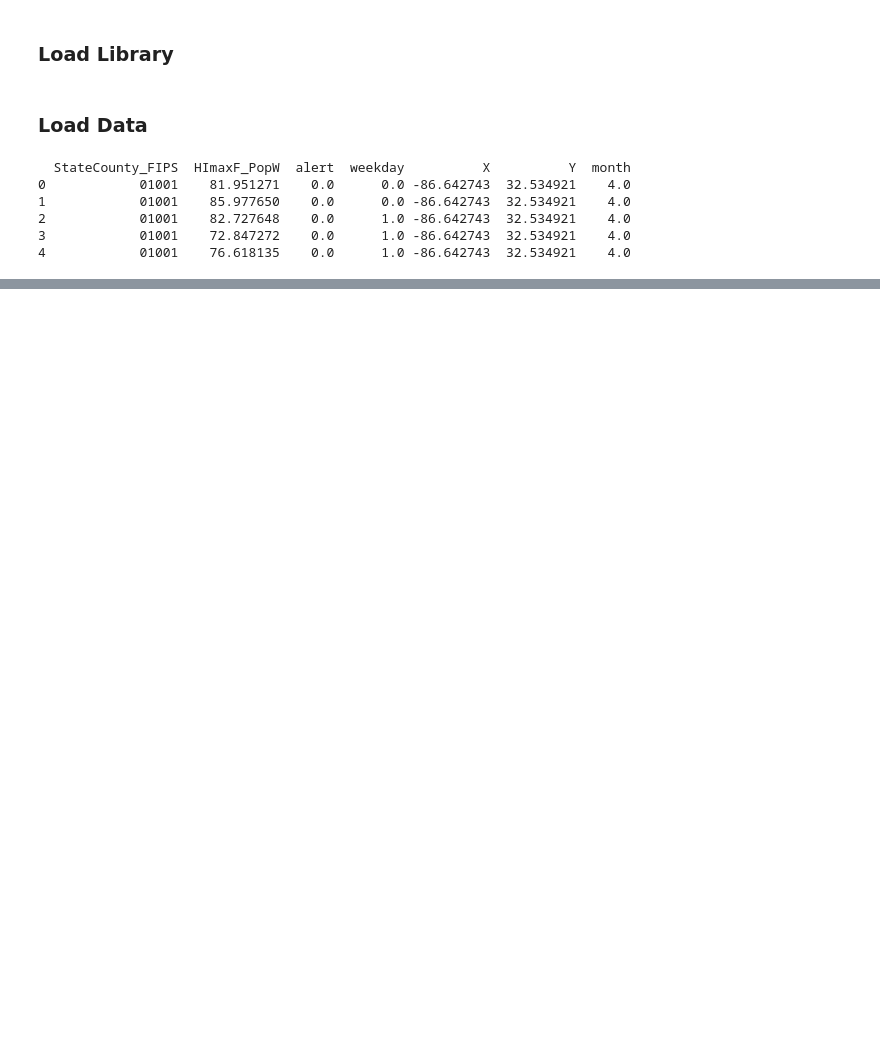
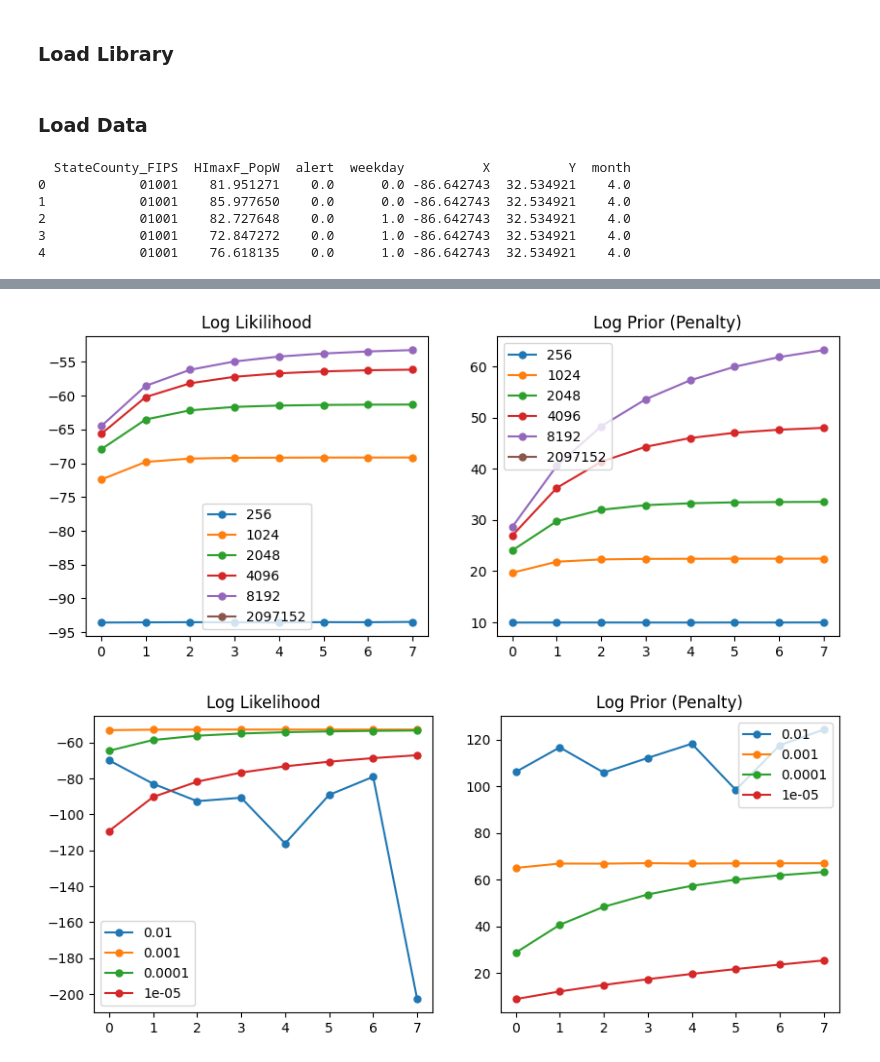
Before and after one commit to Lyric98/probML6701, a Jupyter notebook: hw1/hw1.ipynb, the cells around one changed output, grey strips where cells are left out. Drawn from its saved outputs; the diff is of its cells as text; code cells hidden in the pictures; blank space fills up the shorter version.

```diff
--- a/hw1/hw1.ipynb
+++ b/hw1/hw1.ipynb
@@ -281,0 +302,41 @@ for prior in tqdm([.1, .2, .5, 1., 2., 5.]):
+# %%
+#Influence of batch size and learning rate on the optimization
+
+fig, axes = plt.subplots(1,2, figsize=(10,4))
+for batchsize in tqdm([256, 1024, 2048, 4096, 8192, 8192*256]):
+
+        args = dict(
+            batchsize = batchsize,
+            lamb = 1,
+            n_epochs = 8,
+            lr = 1e-4,
+            verbose=False,
+        )
+        coef_batch, _  = BayesLogistic(data, args)
+
+        _ = coef_batch.LL.plot(title=f"Log Likilihood", ax=axes[0], ms=5, style="-o")
+        _ = coef_batch.penalty.plot(title=f"Log Prior (Penalty)", ax=axes[1], ms=5, style="-o")
+
+_ = axes[0].legend([256, 1024, 2048, 4096, 8192, 8192*256])
+_ = axes[1].legend([256, 1024, 2048, 4096, 8192, 8192*256])
+
+fig, axes = plt.subplots(1,2, figsize=(10,4))
+for lr in tqdm([1e-2, 1e-3, 1e-4, 1e-5]):
+
+            args = dict(
+                batchsize = 8192,
+                lamb = 1,
+                n_epochs = 8,
+                lr = lr,
+                verbose=False,
+            )
+            coef_lr, _  = BayesLogistic(data, args)
+
+            _ = coef_lr.LL.plot(title=f"Log Likelihood", ax=axes[0], ms=5, style="-o")
+            _ = coef_lr.penalty.plot(title=f"Log Prior (Penalty)", ax=axes[1], ms=5, style="-o")
+
+_ = axes[0].legend([1e-2, 1e-3, 1e-4, 1e-5])
+_ = axes[1].legend([1e-2, 1e-3, 1e-4, 1e-5])
+# %% [output]
+[figure, added]
+[figure, added]
```
Also changed, not shown: parts of 9 cells of this notebook, 1 other file.
